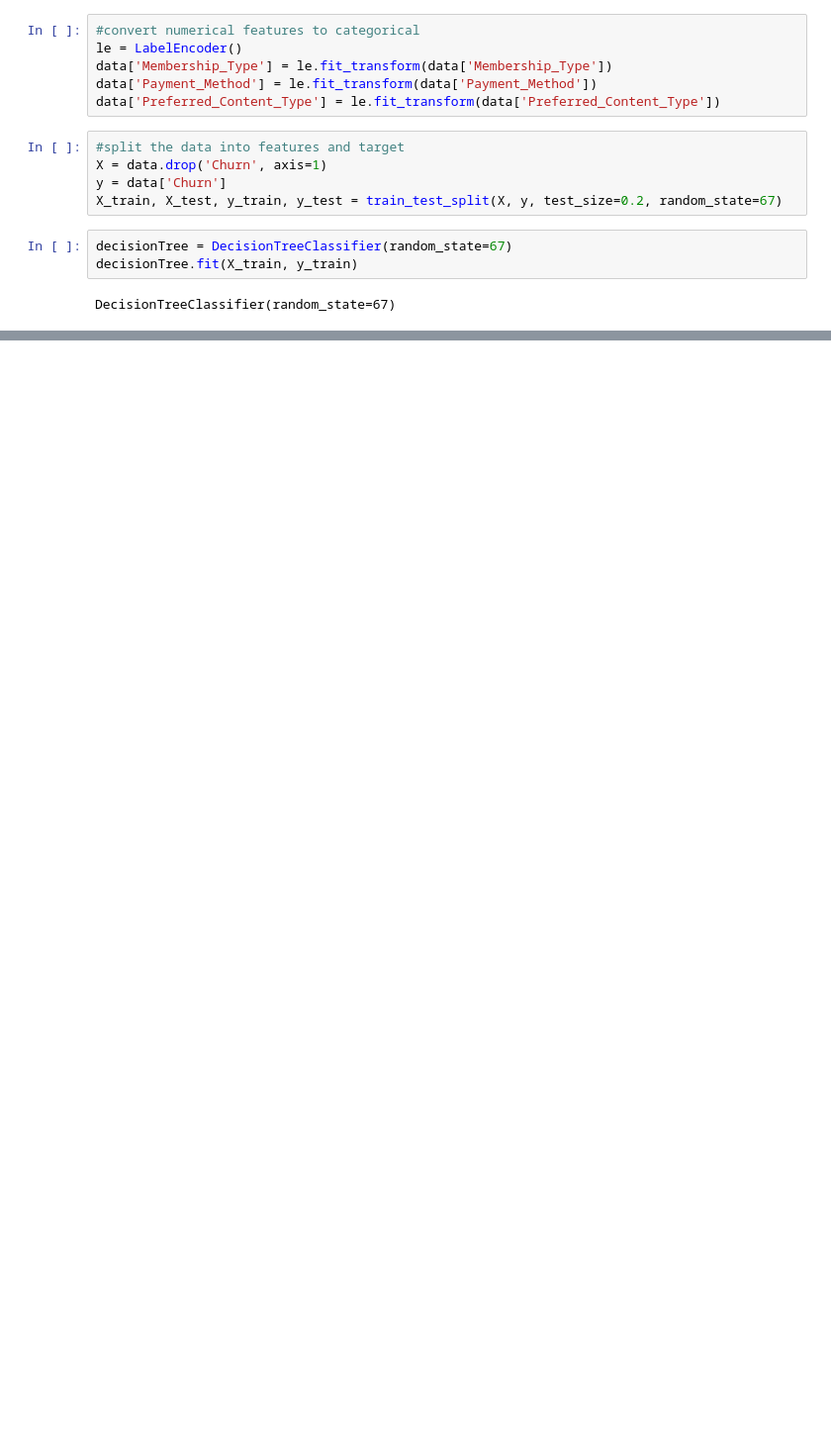
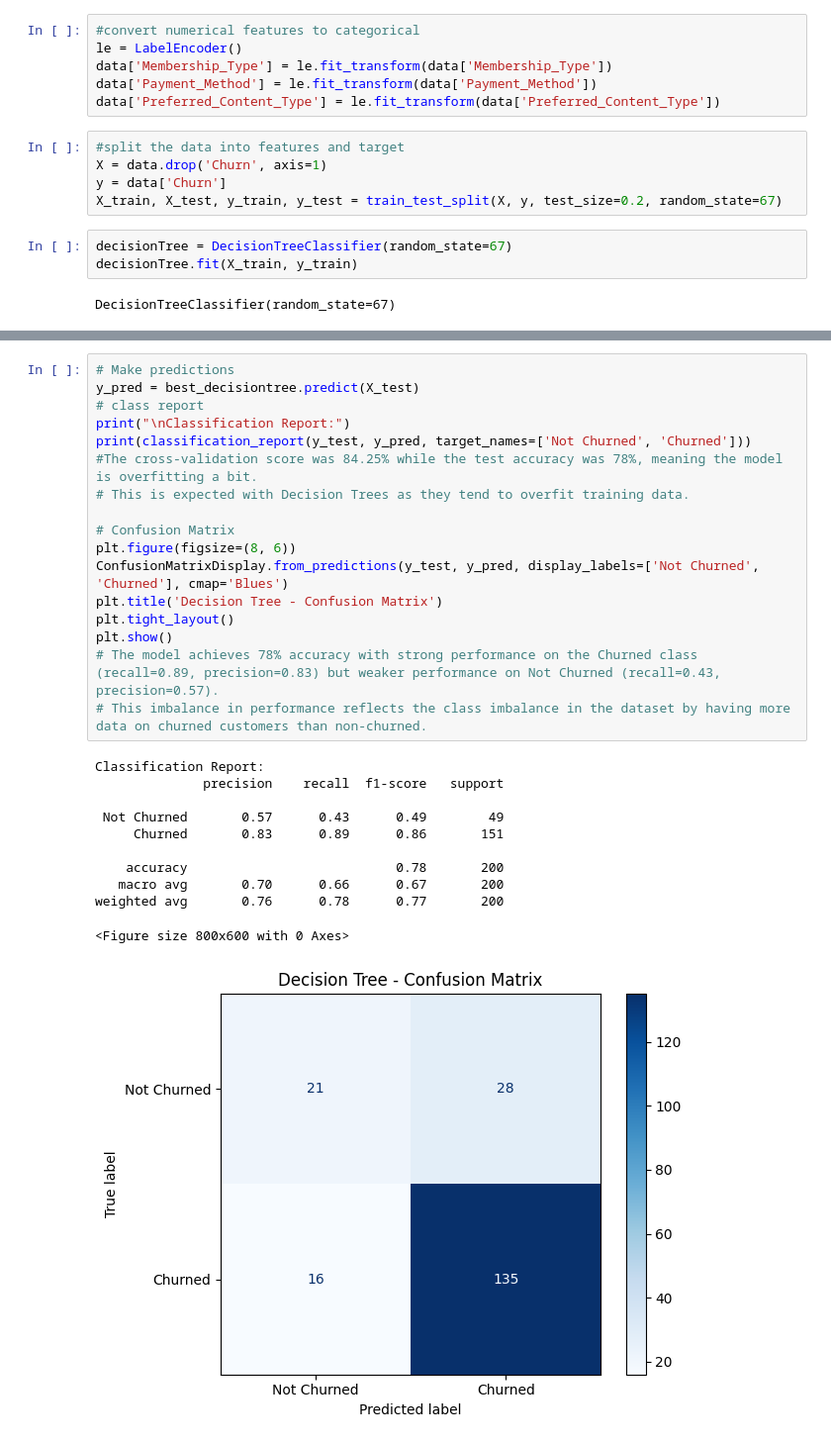
Before and after one commit to charbel30/soen-471, a Jupyter notebook: homework1.ipynb, the cells around one changed output, grey strips where cells are left out. Shown at 99% size. Saved outputs shown, nothing was run; the diff lists cells and outputs as text; blank space fills up the shorter version.

```diff
--- a/homework1.ipynb
+++ b/homework1.ipynb
@@ -179,0 +180,29 @@ plt.show()
+# %%
+# Make predictions
+y_pred = best_decisiontree.predict(X_test)
+# class report
+print("\nClassification Report:")
+print(classification_report(y_test, y_pred, target_names=['Not Churned', 'Churned']))
+#The cross-validation score was 84.25% while the test accuracy was 78%, meaning the model is overfitting a bit.
+# This is expected with Decision Trees as they tend to overfit training data.
+
+# Confusion Matrix
+plt.figure(figsize=(8, 6))
+ConfusionMatrixDisplay.from_predictions(y_test, y_pred, display_labels=['Not Churned', 'Churned'], cmap='Blues')
+plt.title('Decision Tree - Confusion Matrix')
+plt.tight_layout()
+plt.show()
+# The model achieves 78% accuracy with strong performance on the Churned class (recall=0.89, precision=0.83) but weaker performance on Not Churned (recall=0.43, precision=0.57).
+# This imbalance in performance reflects the class imbalance in the dataset by having more data on churned customers than non-churned.
+# %% [output]
+Classification Report:
+              precision    recall  f1-score   support
+
+ Not Churned       0.57      0.43      0.49        49
+     Churned       0.83      0.89      0.86       151
+
+    accuracy                           0.78       200
+   macro avg       0.70      0.66      0.67       200
+weighted avg       0.76      0.78      0.77       200
+<Figure size 800x600 with 0 Axes>
+[figure, added]
```
Also changed, not shown: parts of 11 cells of this notebook, 1 other file.
